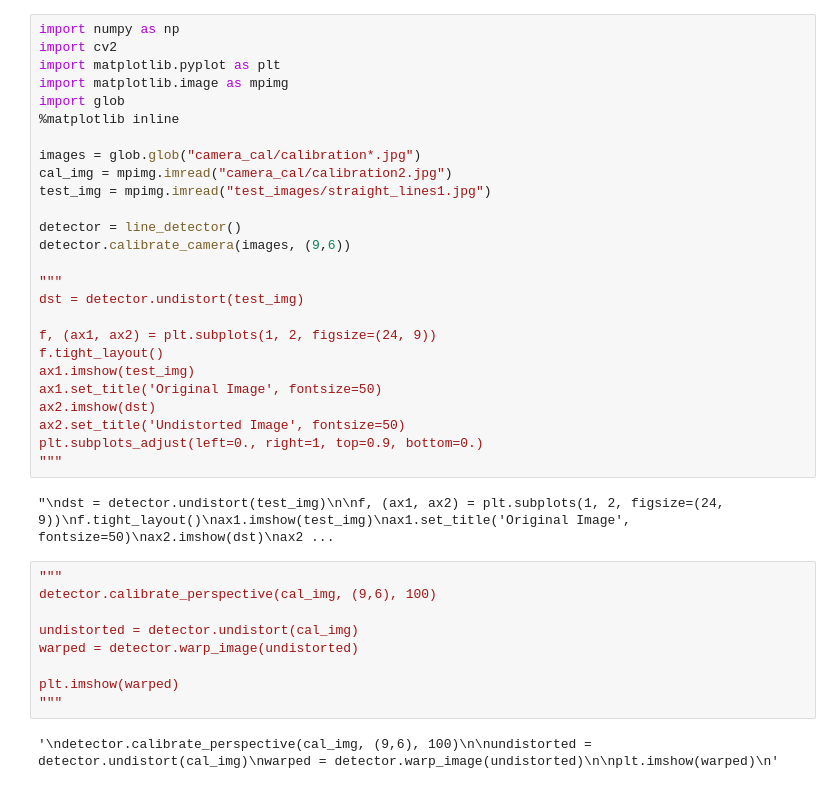
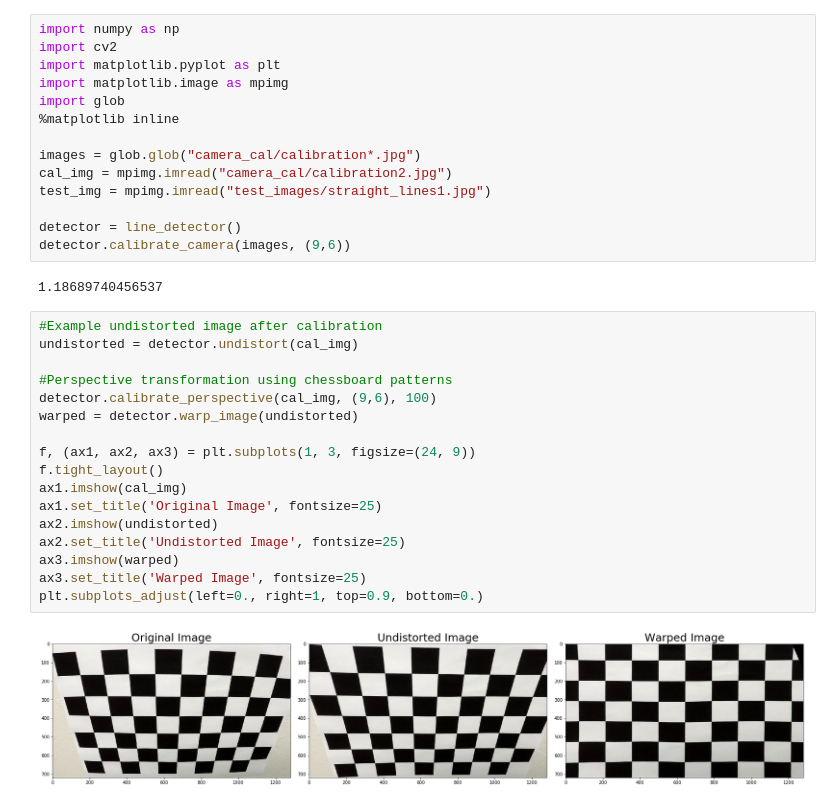
Before and after one commit to hogyadenes/CarND-Advanced-Lane-Lines, a Jupyter notebook: Project4.ipynb, the cells around one changed output. Cells and saved outputs as stored; diff of their text form.

```diff
--- a/Project4.ipynb
+++ b/Project4.ipynb
@@ -362,31 +354,27 @@ test_img = mpimg.imread("test_images/straight_lines1.jpg")
 
 detector = line_detector()
 detector.calibrate_camera(images, (9,6))
-
-"""
-dst = detector.undistort(test_img)
-
-f, (ax1, ax2) = plt.subplots(1, 2, figsize=(24, 9))
-f.tight_layout()
-ax1.imshow(test_img)
-ax1.set_title('Original Image', fontsize=50)
-ax2.imshow(dst)
-ax2.set_title('Undistorted Image', fontsize=50)
-plt.subplots_adjust(left=0., right=1, top=0.9, bottom=0.)
-"""
 # %% [output]
-"\ndst = detector.undistort(test_img)\n\nf, (ax1, ax2) = plt.subplots(1, 2, figsize=(24, 9))\nf.tight_layout()\nax1.imshow(test_img)\nax1.set_title('Original Image', fontsize=50)\nax2.imshow(dst)\nax2 ...
+1.18689740456537
-# %%
-"""
-detector.calibrate_perspective(cal_img, (9,6), 100)
-
-undistorted = detector.undistort(cal_img)
-warped = detector.warp_image(undistorted)
-
-plt.imshow(warped)
-"""
-# %% [output]
-'\ndetector.calibrate_perspective(cal_img, (9,6), 100)\n\nundistorted = detector.undistort(cal_img)\nwarped = detector.warp_image(undistorted)\n\nplt.imshow(warped)\n'
+# %%
+#Example undistorted image after calibration
+undistorted = detector.undistort(cal_img)
+
+#Perspective transformation using chessboard patterns
+detector.calibrate_perspective(cal_img, (9,6), 100)
+warped = detector.warp_image(undistorted)
+
+f, (ax1, ax2, ax3) = plt.subplots(1, 3, figsize=(24, 9))
+f.tight_layout()
+ax1.imshow(cal_img)
+ax1.set_title('Original Image', fontsize=25)
+ax2.imshow(undistorted)
+ax2.set_title('Undistorted Image', fontsize=25)
+ax3.imshow(warped)
+ax3.set_title('Warped Image', fontsize=25)
+plt.subplots_adjust(left=0., right=1, top=0.9, bottom=0.)
+# %% [output]
+[figure, added]
 # %%
 %matplotlib inline
 
```
Also changed, not shown: parts of 6 cells of this notebook, 4 other files.
